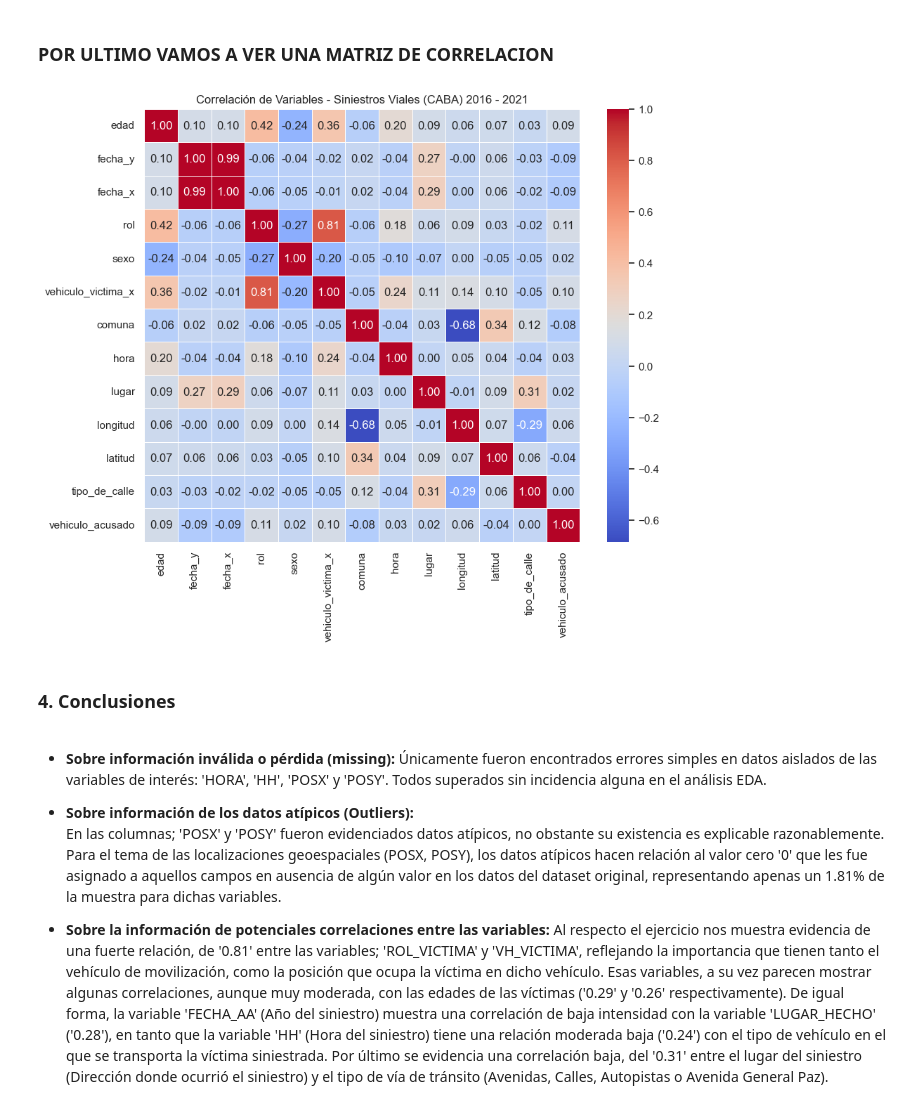
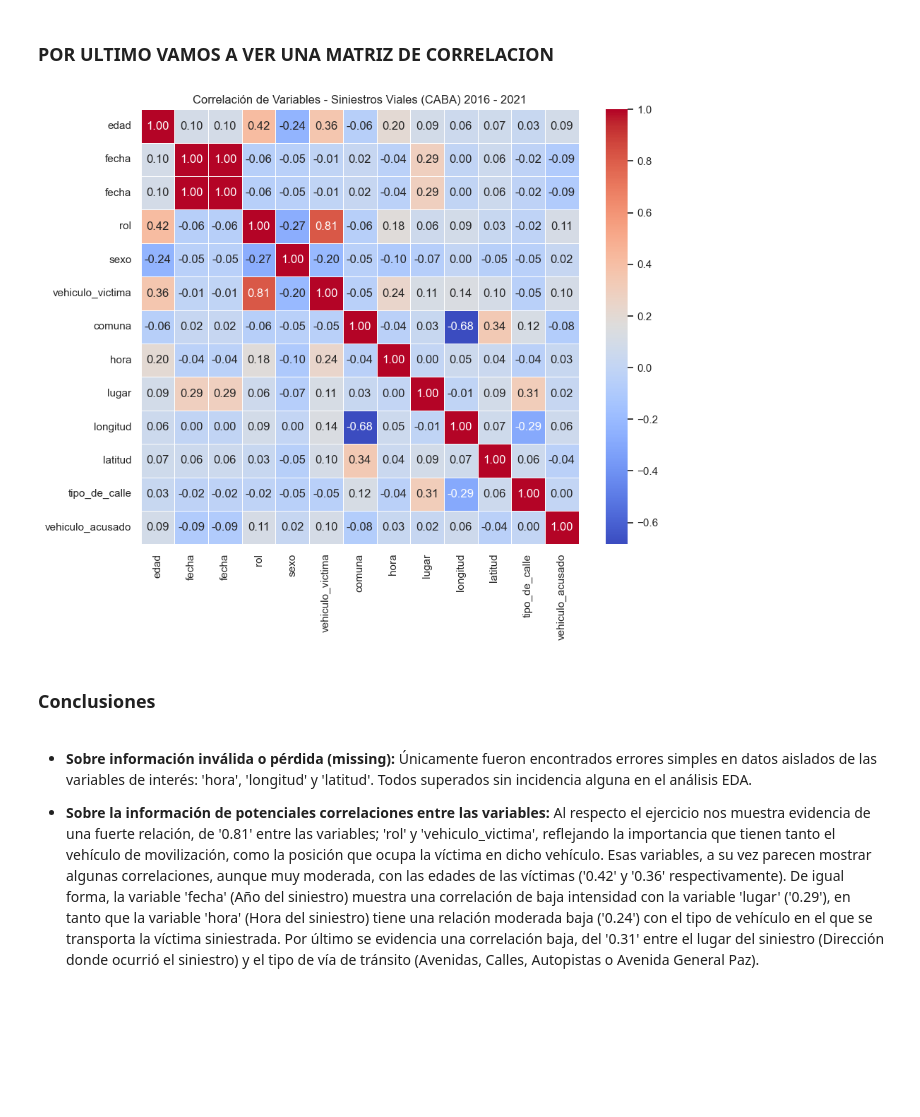
Before and after one commit to AugustoDor/Data-Analyst-Proyecto-Individual-2, a Jupyter notebook: EDA/EDA.ipynb, the cells around one changed output. Cells and saved outputs as stored; diff of their text form; code cells hidden in the pictures; blank space fills up the shorter version.

```diff
--- a/EDA/EDA.ipynb
+++ b/EDA/EDA.ipynb
@@ -277,35 +287,33 @@ plt.show()
 # %%
 df_hvf_cor = df_hv
 
-le = LabelEncoder()     # ---> Codificación de variables categóricas
-df_hvf_cor['fecha_x'] = le.fit_transform(df_hv['fecha_x'])
+le = LabelEncoder()
+# Codificación de variables categóricas
+df_hvf_cor['fecha'] = le.fit_transform(df_hv['fecha'])
 df_hvf_cor['rol'] = le.fit_transform(df_hv['rol'])
 df_hvf_cor['sexo'] = le.fit_transform(df_hv['sexo'])
-df_hvf_cor['vehiculo_victima_x'] = le.fit_transform(df_hv['vehiculo_victima_x'])
+df_hvf_cor['vehiculo_victima'] = le.fit_transform(df_hv['vehiculo_victima'])
 df_hvf_cor['lugar'] = le.fit_transform(df_hv['lugar'])
 df_hvf_cor['tipo_de_calle'] = le.fit_transform(df_hv['tipo_de_calle'])
 df_hvf_cor['vehiculo_acusado'] = le.fit_transform(df_hv['vehiculo_acusado'])
 # %%
-# ---> Asignación de todas las variables de interés para llevar a cabo el análisis correlacional
-all_variables = df_hvf_cor[['edad', 'fecha_y', 'fecha_x', 'rol',
-                           'sexo', 'vehiculo_victima_x', 'comuna', 'hora', 'lugar', 'longitud', 'latitud', 'tipo_de_calle', 'vehiculo_acusado']]
+# Asignación de todas las variables de interés para llevar a cabo el análisis correlacional
+all_variables = df_hvf_cor[['edad', 'fecha', 'fecha', 'rol',
+                           'sexo', 'vehiculo_victima', 'comuna', 'hora', 'lugar', 'longitud', 'latitud', 'tipo_de_calle', 'vehiculo_acusado']]
 matriz_correlacion = all_variables.corr()
 
-# ---> Creación gráfica para visualizar en colores la matriz de correlación
+# Creación gráfica para visualizar en colores la matriz de correlación
 plt.figure(figsize=(10, 8))
 sns.heatmap(matriz_correlacion, annot=True, cmap='coolwarm', fmt=".2f", linewidths=0.5)
 plt.title('Correlación de Variables - Siniestros Viales (CABA) 2016 - 2021')
 plt.show()
 # %% [output]
-[figure, old version]
+[figure, new version]
 # %% [markdown]
-### 4. Conclusiones
+### Conclusiones
 # %% [markdown]
 * **Sobre información inválida o pérdida (missing):**
-Únicamente fueron encontrados errores simples en datos aislados de las variables de interés: 'HORA', 'HH', 'POSX' y 'POSY'. Todos superados sin incidencia alguna en el análisis EDA.
-
-* **Sobre información de los datos atípicos (Outliers):**
-En las columnas; 'POSX' y 'POSY' fueron evidenciados datos atípicos, no obstante su existencia es explicable razonablemente. Para el tema de las localizaciones geoespaciales (POSX, POSY), los datos atípicos hacen relación al valor cero '0' que les fue asignado a aquellos campos en ausencia de algún valor en los datos del dataset original, representando apenas un 1.81% de la muestra para dichas variables.
+Únicamente fueron encontrados errores simples en datos aislados de las variables de interés: 'hora', 'longitud' y 'latitud'. Todos superados sin incidencia alguna en el análisis EDA.
 
 * **Sobre la información de potenciales correlaciones entre las variables:**
-Al respecto el ejercicio nos muestra evidencia de una fuerte relación, de '0.81' entre las variables; 'ROL_VICTIMA' y 'VH_VICTIMA', reflejando la importancia que tienen tanto el vehículo de movilización, como la posición que ocupa la víctima en dicho vehículo. Esas variables, a su vez parecen mostrar algunas correlaciones, aunque muy moderada, con las edades de las víctimas ('0.29' y '0.26' respectivamente). De igual forma, la variable 'FECHA_AA' (Año del siniestro) muestra una correlación de baja intensidad con la variable 'LUGAR_HECHO' ('0.28'), en tanto que la variable 'HH' (Hora del siniestro) tiene una relación moderada baja ('0.24') con el tipo de vehículo en el que se transporta la víctima siniestrada. Por último se evidencia una correlación baja, del '0.31' entre el lugar del siniestro (Dirección donde ocurrió el siniestro) y el tipo de vía de tránsito (Avenidas, Calles, Autopistas o Avenida General Paz).
+Al respecto el ejercicio nos muestra evidencia de una fuerte relación, de '0.81' entre las variables; 'rol' y 'vehiculo_victima', reflejando la importancia que tienen tanto el vehículo de movilización, como la posición que ocupa la víctima en dicho vehículo. Esas variables, a su vez parecen mostrar algunas correlaciones, aunque muy moderada, con las edades de las víctimas ('0.42' y '0.36' respectivamente). De igual forma, la variable 'fecha' (Año del siniestro) muestra una correlación de baja intensidad con la variable 'lugar' ('0.29'), en tanto que la variable 'hora' (Hora del siniestro) tiene una relación moderada baja ('0.24') con el tipo de vehículo en el que se transporta la víctima siniestrada. Por último se evidencia una correlación baja, del '0.31' entre el lugar del siniestro (Dirección donde ocurrió el siniestro) y el tipo de vía de tránsito (Avenidas, Calles, Autopistas o Avenida General Paz).
```
Also changed, not shown: parts of 20 cells of this notebook, 4 other files.
